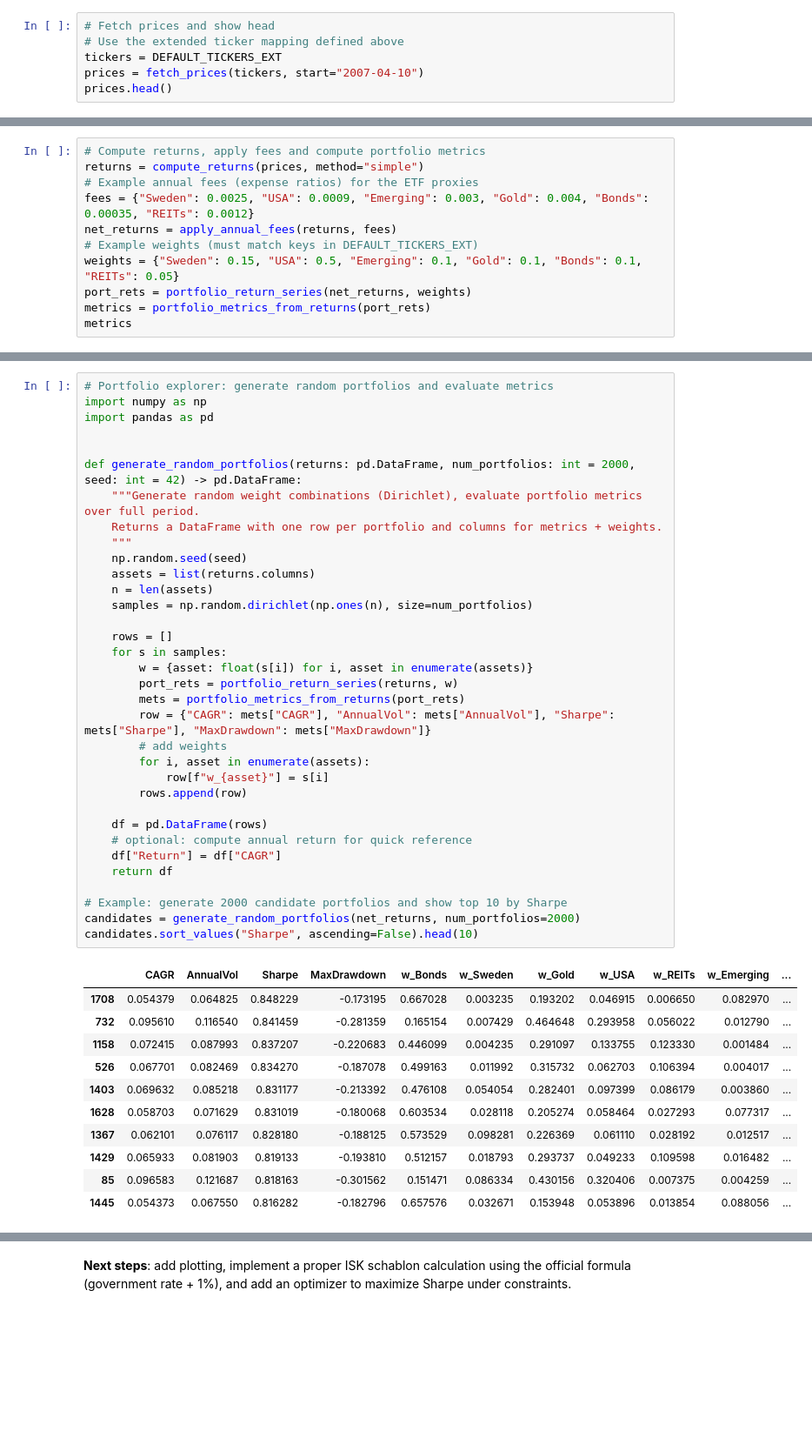
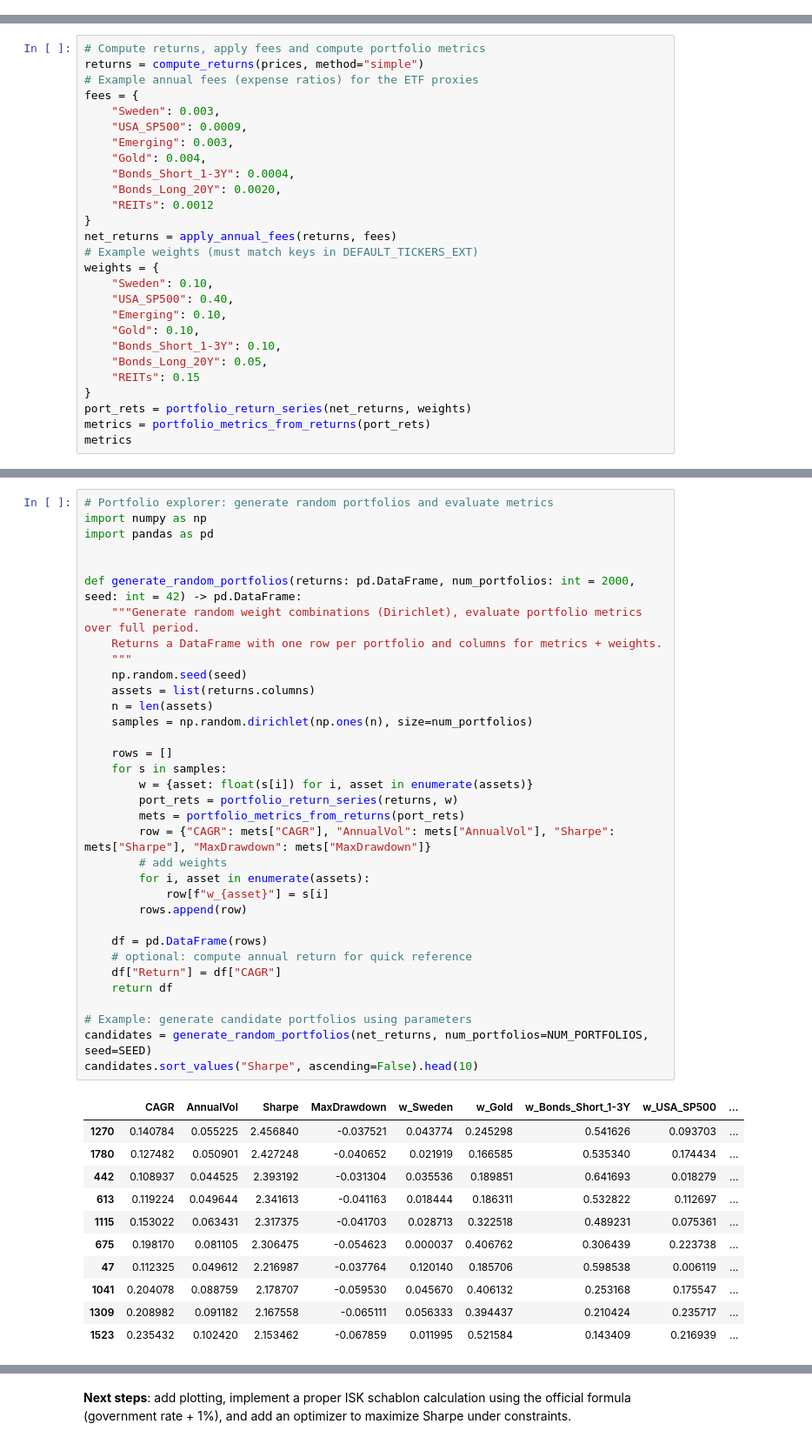
Before and after one commit to Dominique-Thorendal-Research/Long-Term-Buy-and-Hold-Portfolio, a Jupyter notebook: long_term_portfolio_full.ipynb, the cells around one changed output, grey strips where cells are left out. Shown at 87% size. Saved outputs shown, nothing was run; the diff lists cells and outputs as text; blank space fills up the shorter version.

```diff
--- a/long_term_portfolio_full.ipynb
+++ b/long_term_portfolio_full.ipynb
@@ -103,6 +147,0 @@ def portfolio_metrics_from_returns(portfolio_rets: pd.Series, start_value: float
-# %%
-# Fetch prices and show head
-# Use the extended ticker mapping defined above
-tickers = DEFAULT_TICKERS_EXT
-prices = fetch_prices(tickers, start="2007-04-10")
-prices.head()
@@ -118,10 +149,26 @@ prices.head()
 # Compute returns, apply fees and compute portfolio metrics
 returns = compute_returns(prices, method="simple")
 # Example annual fees (expense ratios) for the ETF proxies
-fees = {"Sweden": 0.0025, "USA": 0.0009, "Emerging": 0.003, "Gold": 0.004, "Bonds": 0.00035, "REITs": 0.0012}
+fees = {
+    "Sweden": 0.003,
+    "USA_SP500": 0.0009,
+    "Emerging": 0.003,
+    "Gold": 0.004,
+    "Bonds_Short_1-3Y": 0.0004,
+    "Bonds_Long_20Y": 0.0020,
+    "REITs": 0.0012
+}
 net_returns = apply_annual_fees(returns, fees)
 # Example weights (must match keys in DEFAULT_TICKERS_EXT)
-weights = {"Sweden": 0.15, "USA": 0.5, "Emerging": 0.1, "Gold": 0.1, "Bonds": 0.1, "REITs": 0.05}
+weights = {
+    "Sweden": 0.10,
+    "USA_SP500": 0.40,
+    "Emerging": 0.10,
+    "Gold": 0.10,
+    "Bonds_Short_1-3Y": 0.10,
+    "Bonds_Long_20Y": 0.05,
+    "REITs": 0.15
+}
 port_rets = portfolio_return_series(net_returns, weights)
 metrics = portfolio_metrics_from_returns(port_rets)
 metrics
@@ -136,44 +183,44 @@ import numpy as np
 import pandas as pd
 
 
 def generate_random_portfolios(returns: pd.DataFrame, num_portfolios: int = 2000, seed: int = 42) -> pd.DataFrame:
     """Generate random weight combinations (Dirichlet), evaluate portfolio metrics over full period.
     Returns a DataFrame with one row per portfolio and columns for metrics + weights.
     """
     np.random.seed(seed)
     assets = list(returns.columns)
     n = len(assets)
     samples = np.random.dirichlet(np.ones(n), size=num_portfolios)
 
     rows = []
     for s in samples:
         w = {asset: float(s[i]) for i, asset in enumerate(assets)}
         port_rets = portfolio_return_series(returns, w)
         mets = portfolio_metrics_from_returns(port_rets)
         row = {"CAGR": mets["CAGR"], "AnnualVol": mets["AnnualVol"], "Sharpe": mets["Sharpe"], "MaxDrawdown": mets["MaxDrawdown"]}
         # add weights
         for i, asset in enumerate(assets):
             row[f"w_{asset}"] = s[i]
         rows.append(row)
 
     df = pd.DataFrame(rows)
     # optional: compute annual return for quick reference
     df["Return"] = df["CAGR"]
     return df
 
-# Example: generate 2000 candidate portfolios and show top 10 by Sharpe
-candidates = generate_random_portfolios(net_returns, num_portfolios=2000)
+# Example: generate candidate portfolios using parameters
+candidates = generate_random_portfolios(net_returns, num_portfolios=NUM_PORTFOLIOS, seed=SEED)
 candidates.sort_values("Sharpe", ascending=False).head(10)
 # %% [output]
-|  | CAGR | AnnualVol | Sharpe | MaxDrawdown | w_Bonds | w_Sweden | w_Gold | w_USA | w_REITs | w_Emerging | ... |
-| 1708 | 0.054379 | 0.064825 | 0.848229 | -0.173195 | 0.667028 | 0.003235 | 0.193202 | 0.046915 | 0.006650 | 0.082970 | ... |
-| 732 | 0.095610 | 0.116540 | 0.841459 | -0.281359 | 0.165154 | 0.007429 | 0.464648 | 0.293958 | 0.056022 | 0.012790 | ... |
-| 1158 | 0.072415 | 0.087993 | 0.837207 | -0.220683 | 0.446099 | 0.004235 | 0.291097 | 0.133755 | 0.123330 | 0.001484 | ... |
-| 526 | 0.067701 | 0.082469 | 0.834270 | -0.187078 | 0.499163 | 0.011992 | 0.315732 | 0.062703 | 0.106394 | 0.004017 | ... |
-| 1403 | 0.069632 | 0.085218 | 0.831177 | -0.213392 | 0.476108 | 0.054054 | 0.282401 | 0.097399 | 0.086179 | 0.003860 | ... |
-| 1628 | 0.058703 | 0.071629 | 0.831019 | -0.180068 | 0.603534 | 0.028118 | 0.205274 | 0.058464 | 0.027293 | 0.077317 | ... |
-| 1367 | 0.062101 | 0.076117 | 0.828180 | -0.188125 | 0.573529 | 0.098281 | 0.226369 | 0.061110 | 0.028192 | 0.012517 | ... |
-| 1429 | 0.065933 | 0.081903 | 0.819133 | -0.193810 | 0.512157 | 0.018793 | 0.293737 | 0.049233 | 0.109598 | 0.016482 | ... |
-| 85 | 0.096583 | 0.121687 | 0.818163 | -0.301562 | 0.151471 | 0.086334 | 0.430156 | 0.320406 | 0.007375 | 0.004259 | ... |
-| 1445 | 0.054373 | 0.067550 | 0.816282 | -0.182796 | 0.657576 | 0.032671 | 0.153948 | 0.053896 | 0.013854 | 0.088056 | ... |
+|  | CAGR | AnnualVol | Sharpe | MaxDrawdown | w_Sweden | w_Gold | w_Bonds_Short_1-3Y | w_USA_SP500 | ... |
+| 1270 | 0.140784 | 0.055225 | 2.456840 | -0.037521 | 0.043774 | 0.245298 | 0.541626 | 0.093703 | ... |
+| 1780 | 0.127482 | 0.050901 | 2.427248 | -0.040652 | 0.021919 | 0.166585 | 0.535340 | 0.174434 | ... |
+| 442 | 0.108937 | 0.044525 | 2.393192 | -0.031304 | 0.035536 | 0.189851 | 0.641693 | 0.018279 | ... |
+| 613 | 0.119224 | 0.049644 | 2.341613 | -0.041163 | 0.018444 | 0.186311 | 0.532822 | 0.112697 | ... |
+| 1115 | 0.153022 | 0.063431 | 2.317375 | -0.041703 | 0.028713 | 0.322518 | 0.489231 | 0.075361 | ... |
+| 675 | 0.198170 | 0.081105 | 2.306475 | -0.054623 | 0.000037 | 0.406762 | 0.306439 | 0.223738 | ... |
+| 47 | 0.112325 | 0.049612 | 2.216987 | -0.037764 | 0.120140 | 0.185706 | 0.598538 | 0.006119 | ... |
+| 1041 | 0.204078 | 0.088759 | 2.178707 | -0.059530 | 0.045670 | 0.406132 | 0.253168 | 0.175547 | ... |
+| 1309 | 0.208982 | 0.091182 | 2.167558 | -0.065111 | 0.056333 | 0.394437 | 0.210424 | 0.235717 | ... |
+| 1523 | 0.235432 | 0.102420 | 2.153462 | -0.067859 | 0.011995 | 0.521584 | 0.143409 | 0.216939 | ... |
 # %%
```
Also changed, not shown: parts of 13 cells of this notebook.
